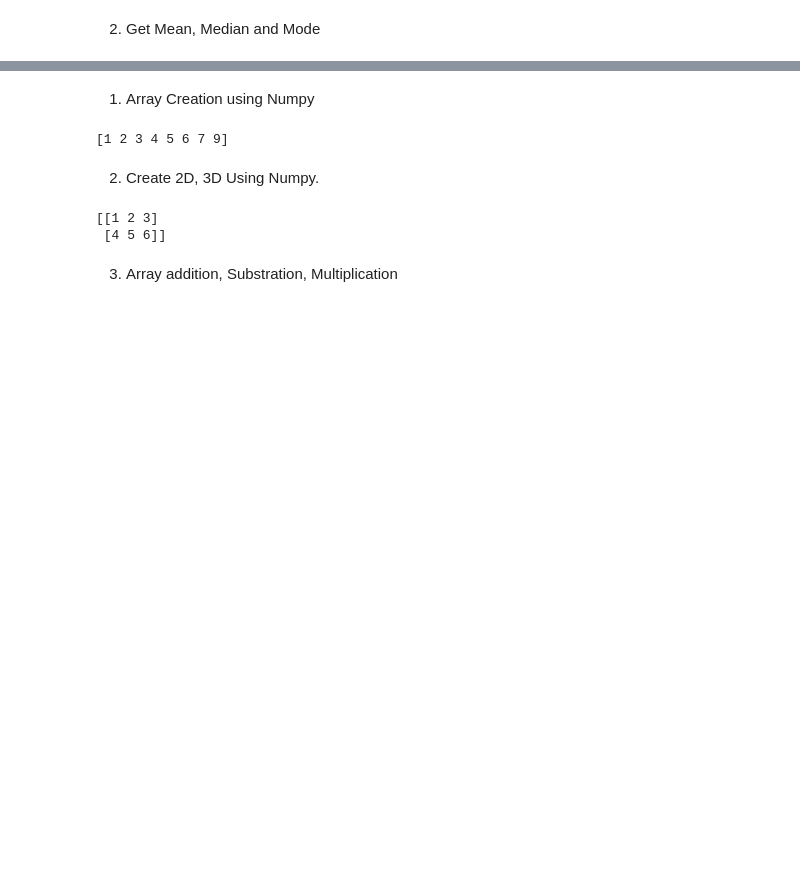
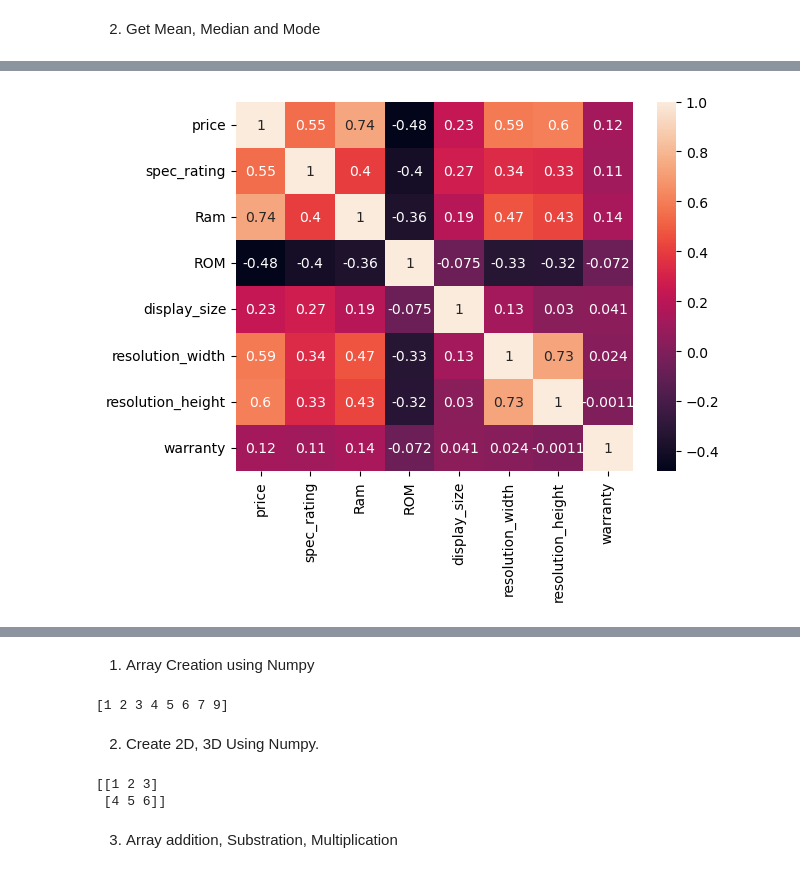
Before and after one commit to dhuor2001-debug/Semester-VI, a Jupyter notebook: Python/DM/data_Analysis.ipynb, the cells around one changed output, grey strips where cells are left out. Saved outputs shown, nothing was run; the diff lists cells and outputs as text; code cells hidden in the pictures; blank space fills up the shorter version.

```diff
--- a/Python/DM/data_Analysis.ipynb
+++ b/Python/DM/data_Analysis.ipynb
@@ -20,0 +175,6 @@ df.head()
+# %%
+df["Ram"] = df["Ram"].astype(str).str.extract('(\d+)').astype(int)
+df["ROM"] = df["ROM"].astype(str).str.extract('(\d+)').astype(int)
+# %%
+for col in ["Ram", "ROM"]:
+    df[col] = df[col].astype(str).str.extract('(\d+)').astype(int)
@@ -20,0 +205,8 @@ df.head()
+# %%
+import seaborn as sns
+import matplotlib.pyplot as plt
+
+sns.heatmap(df.corr(numeric_only=True), annot=True)
+plt.show()
+# %% [output]
+[figure, added]
```
Also changed, not shown: parts of 15 cells of this notebook.
